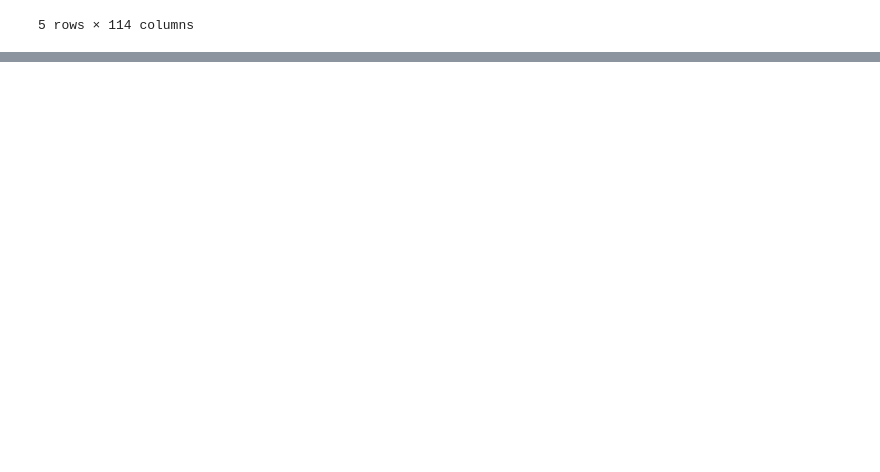
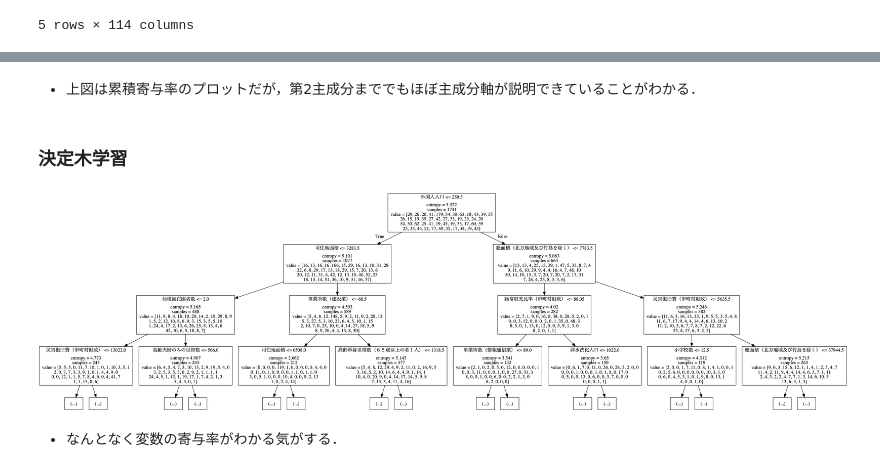
Before and after one commit to seiichiinoue/ssdse-analysis, a Jupyter notebook: seiichi_trial.ipynb, the cells around one changed output, grey strips where cells are left out. Drawn from its saved outputs; the diff is of its cells as text; code cells hidden in the pictures; blank space fills up the shorter version.

```diff
--- a/seiichi_trial.ipynb
+++ b/seiichi_trial.ipynb
@@ -38,0 +143,4 @@ ssdse.sort_values("人口総数", ascending=Fa)
+# %%
+from sklearn.preprocessing import LabelEncoder
+le = LabelEncoder()
+y = le.fit_transform(list(y))
@@ -38,0 +267,27 @@ ssdse.sort_values("人口総数", ascending=Fa)
+# %% [markdown]
+- 上図は累積寄与率のプロットだが，第2主成分まででもほぼ主成分軸が説明できていることがわかる．
+# %% [markdown]
+### 決定木学習
+# %%
+from sklearn.tree import DecisionTreeClassifier
+
+tree = DecisionTreeClassifier(criterion='entropy',max_depth=4, random_state=0)
+# 学習
+tr = tree.fit(X, y)
+# %%
+#可視化
+import pydotplus
+from IPython.display import Image
+from sklearn.tree import export_graphviz
+from graphviz import Digraph
+from sklearn.externals.six import StringIO
+
+dot_data = StringIO()
+export_graphviz(tr, out_file=dot_data,feature_names=index, max_depth=3)
+graph = pydotplus.graph_from_dot_data(dot_data.getvalue())
+graph.write_pdf("graph.pdf")
+Image(graph.create_png())
+# %% [output]
+[figure, added]
+# %% [markdown]
+- なんとなく変数の寄与率がわかる気がする．
```
Also changed, not shown: parts of 36 cells of this notebook.
